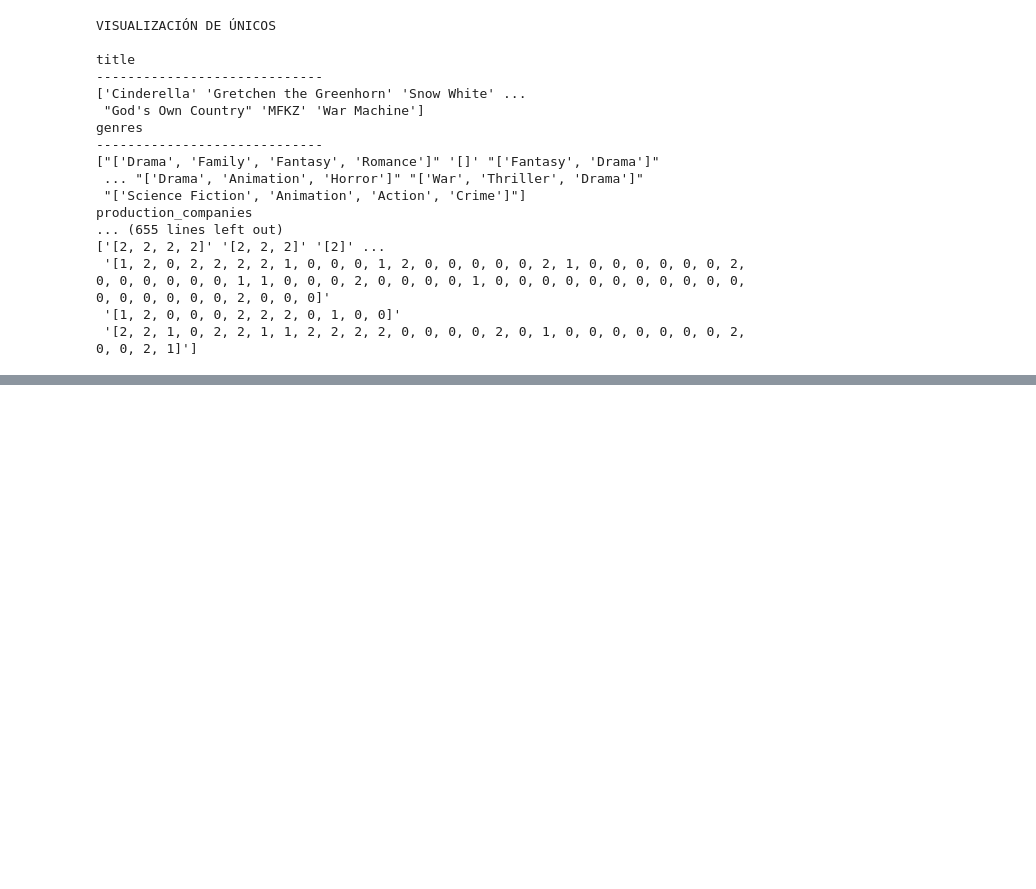
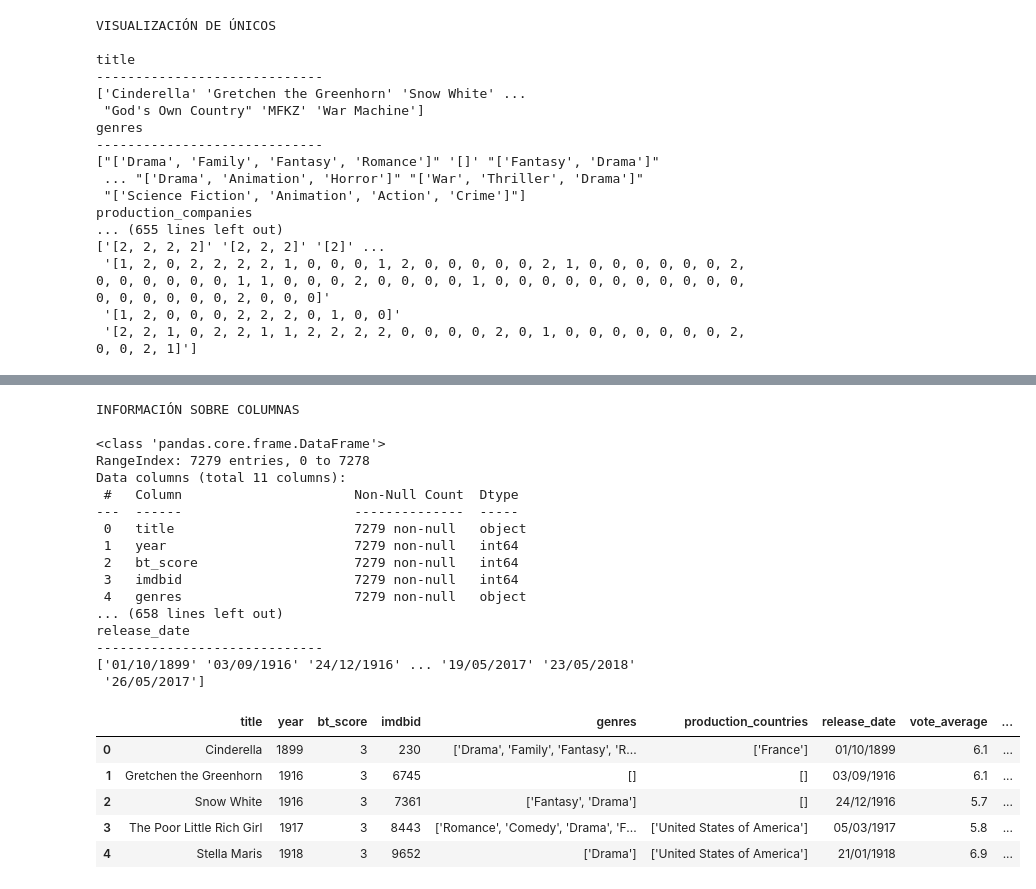
Before and after one commit to MartaMecaLopez/Mujeres_datos_accion, a Jupyter notebook: visualizacion_datos.ipynb, the cells around one changed output, grey strips where cells are left out. Cells and saved outputs as stored; diff of their text form; code cells hidden in the pictures; blank space fills up the shorter version.

```diff
--- a/visualizacion_datos.ipynb
+++ b/visualizacion_datos.ipynb
@@ -114,0 +214,5 @@ production_companies
+# %%
+columnas_eliminadas = ['Unnamed: 0', 'dubious', 'tmdbId', 'popularity', 'production_companies', 'cast', 'crew', 'budget', 'cast_gender', 'crew_gender', 'revenue']
+# %%
+for colum in columnas_eliminadas:
+    df_movies.drop(colum, axis = 1, inplace = True)
@@ -114,0 +228,5 @@ production_companies
+# %%
+columnas_redondeo = ['cast_female_representation', 'crew_female_representation']
+
+for col_red in columnas_redondeo:
+    df_movies[col_red] = df_movies[col_red].round()
@@ -114,0 +254,26 @@ production_companies
+# %%
+visualizacion.extract_data_df(df_movies)
+# %% [output]
+INFORMACIÓN SOBRE COLUMNAS
+
+<class 'pandas.core.frame.DataFrame'>
+RangeIndex: 7279 entries, 0 to 7278
+Data columns (total 11 columns):
+ #   Column                      Non-Null Count  Dtype
+---  ------                      --------------  -----
+ 0   title                       7279 non-null   object
+ 1   year                        7279 non-null   int64
+ 2   bt_score                    7279 non-null   int64
+ 3   imdbid                      7279 non-null   int64
+ 4   genres                      7279 non-null   object
+... (658 lines left out)
+release_date
+-----------------------------
+['01/10/1899' '03/09/1916' '24/12/1916' ... '19/05/2017' '23/05/2018'
+ '26/05/2017']
+|  | title | year | bt_score | imdbid | genres | production_countries | release_date | vote_average | ... |
+| 0 | Cinderella | 1899 | 3 | 230 | ['Drama', 'Family', 'Fantasy', 'R... | ['France'] | 01/10/1899 | 6.1 | ... |
+| 1 | Gretchen the Greenhorn | 1916 | 3 | 6745 | [] | [] | 03/09/1916 | 6.1 | ... |
+| 2 | Snow White | 1916 | 3 | 7361 | ['Fantasy', 'Drama'] | [] | 24/12/1916 | 5.7 | ... |
+| 3 | The Poor Little Rich Girl | 1917 | 3 | 8443 | ['Romance', 'Comedy', 'Drama', 'F... | ['United States of America'] | 05/03/1917 | 5.8 | ... |
+| 4 | Stella Maris | 1918 | 3 | 9652 | ['Drama'] | ['United States of America'] | 21/01/1918 | 6.9 | ... |
```
Also changed, not shown: parts of 18 cells of this notebook, 2 other files.
